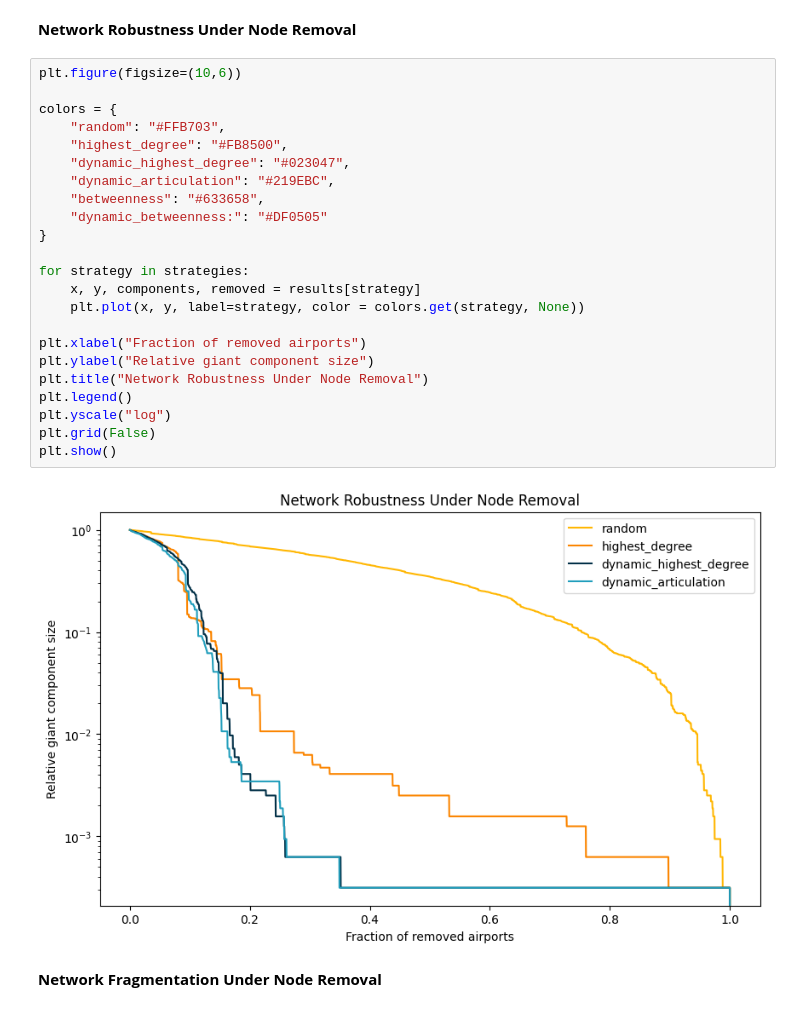
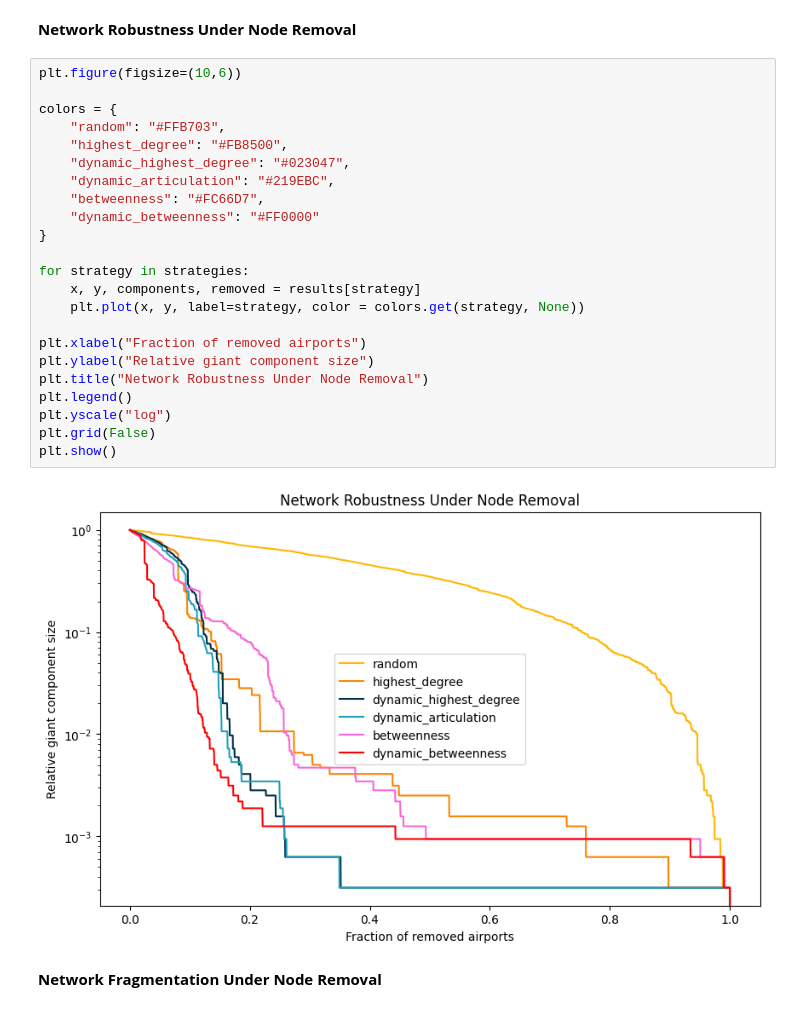
Before and after one commit to sugy-w/Veda-o-sietach-Projekt-JPD-, a Jupyter notebook: idk analysis/idk.ipynb, the cells around one changed output. Cells and saved outputs as stored; diff of their text form.

```diff
--- a/idk analysis/idk.ipynb
+++ b/idk analysis/idk.ipynb
@@ -527,28 +527,28 @@ Running: dynamic_betweenness
 # %%
 plt.figure(figsize=(10,6))
 
 colors = {
     "random": "#FFB703",
     "highest_degree": "#FB8500",
     "dynamic_highest_degree": "#023047",
     "dynamic_articulation": "#219EBC",
-    "betweenness": "#633658",
-    "dynamic_betweenness:": "#DF0505"
+    "betweenness": "#FC66D7",
+    "dynamic_betweenness": "#FF0000"
 }
 
 for strategy in strategies:
     x, y, components, removed = results[strategy]
     plt.plot(x, y, label=strategy, color = colors.get(strategy, None))
 
 plt.xlabel("Fraction of removed airports")
 plt.ylabel("Relative giant component size")
 plt.title("Network Robustness Under Node Removal")
 plt.legend()
 plt.yscale("log")
 plt.grid(False)
 plt.show()
 # %% [output]
-[figure, old version]
+[figure, new version]
 # %% [markdown]
 **Network Fragmentation Under Node Removal**
 # %%
```
Also changed, not shown: parts of 5 cells of this notebook, 4 other files.
